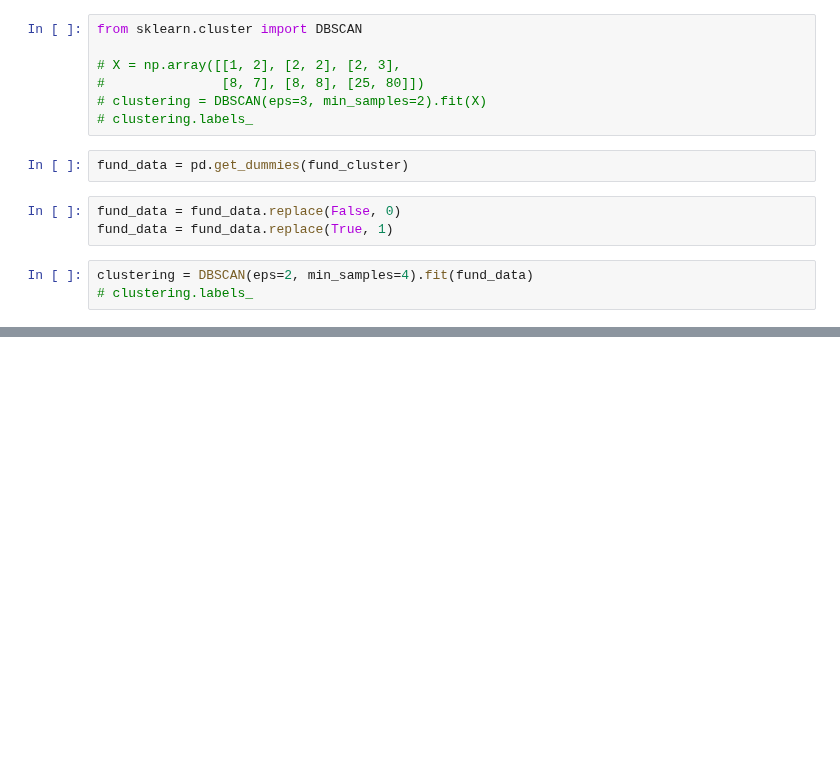
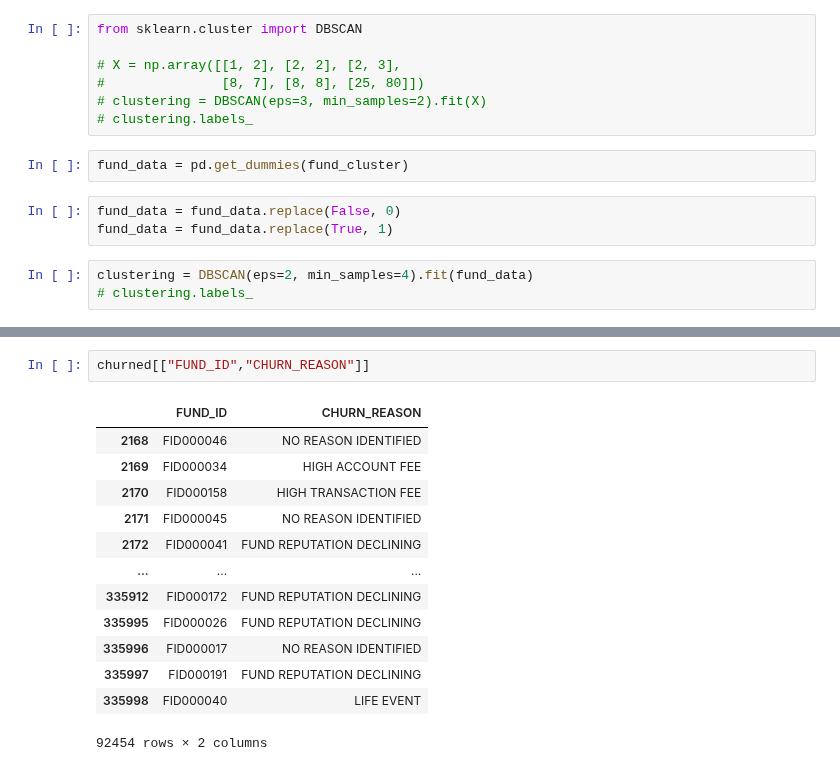
Before and after one commit to mhs10031990/BFS_SUPER_ANNU_Repo, a Jupyter notebook: MODEL_CHURN.ipynb, the cells around one changed output, grey strips where cells are left out. Drawn from its saved outputs; the diff is of its cells as text; blank space fills up the shorter version.

```diff
--- a/MODEL_CHURN.ipynb
+++ b/MODEL_CHURN.ipynb
@@ -351,0 +333,16 @@ Index(['FUND_ID', 'FUNDNAME', 'FUND_TOTAL_ASSETS',
+# %%
+churned[["FUND_ID","CHURN_REASON"]]
+# %% [output]
+|  | FUND_ID | CHURN_REASON |
+| 2168 | FID000046 | NO REASON IDENTIFIED |
+| 2169 | FID000034 | HIGH ACCOUNT FEE |
+| 2170 | FID000158 | HIGH TRANSACTION FEE |
+| 2171 | FID000045 | NO REASON IDENTIFIED |
+| 2172 | FID000041 | FUND REPUTATION DECLINING |
+| ... | ... | ... |
+| 335912 | FID000172 | FUND REPUTATION DECLINING |
+| 335995 | FID000026 | FUND REPUTATION DECLINING |
+| 335996 | FID000017 | NO REASON IDENTIFIED |
+| 335997 | FID000191 | FUND REPUTATION DECLINING |
+| 335998 | FID000040 | LIFE EVENT |
+92454 rows × 2 columns
```
Also changed, not shown: parts of 9 cells of this notebook.
